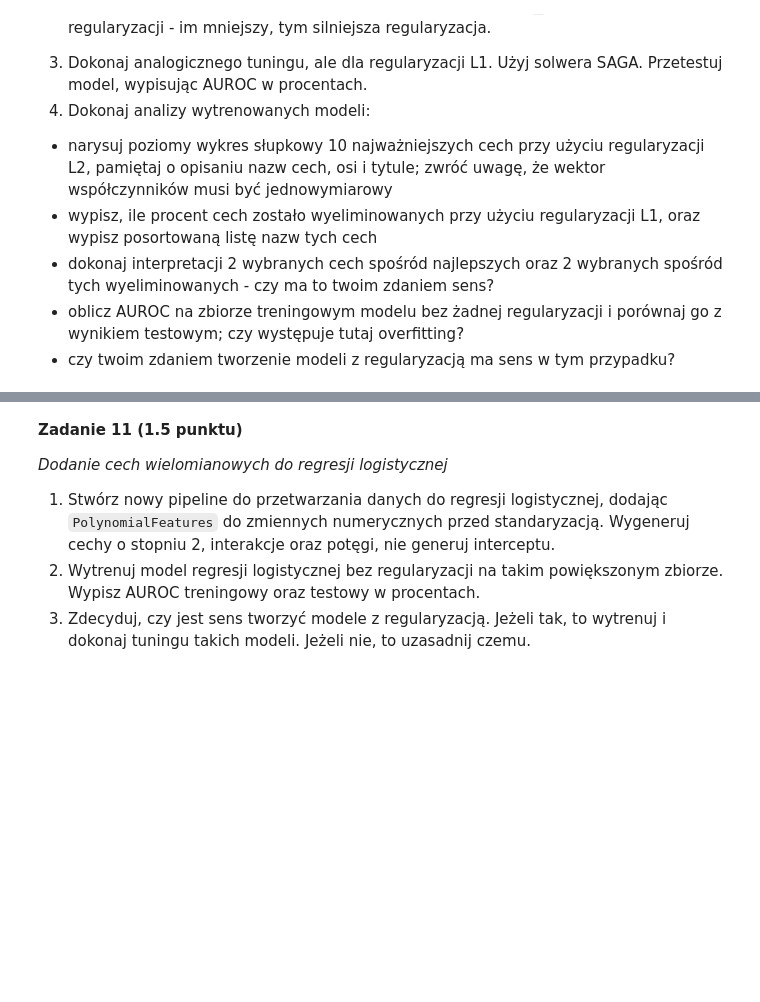
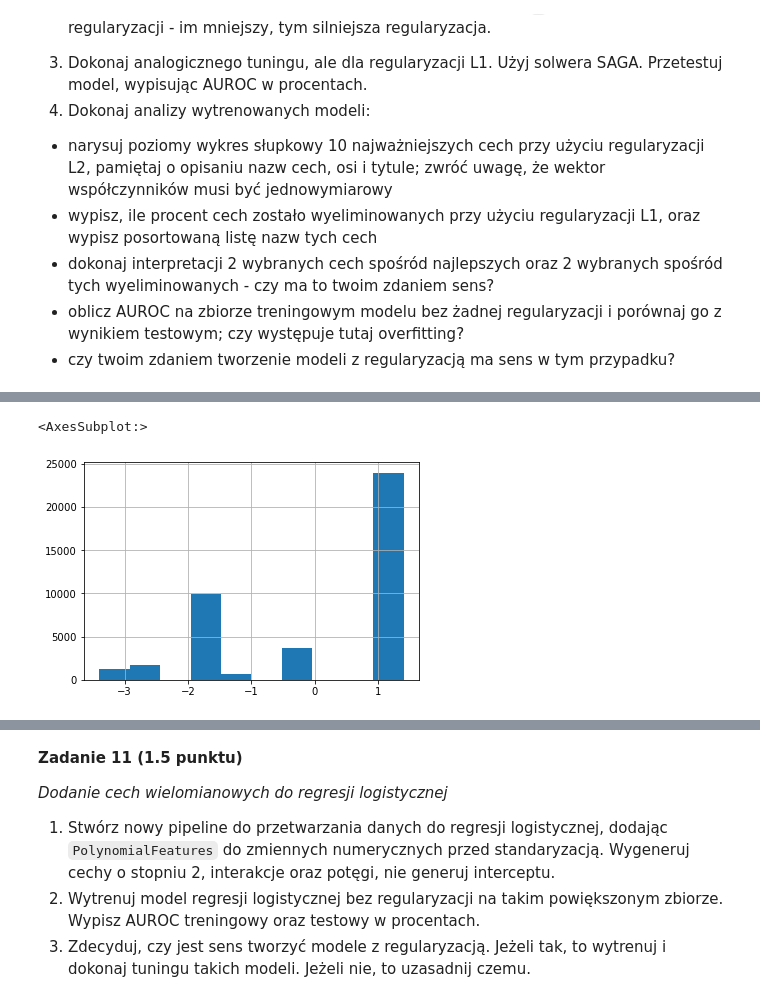
Before and after one commit to basiav/ML-Intro-Course-AGH, a Jupyter notebook: lab1/notebook_empty.ipynb, the cells around one changed output, grey strips where cells are left out. Cells and saved outputs as stored; diff of their text form; code cells hidden in the pictures; blank space fills up the shorter version.

```diff
--- a/lab1/notebook_empty.ipynb
+++ b/lab1/notebook_empty.ipynb
@@ -1081,0 +1214,5 @@ X_test = column_transformer.transform(X_test)
+# %%
+bank_df["emp.var.rate"].hist()
+# %% [output]
+<AxesSubplot:>
+[figure, added]
```
Also changed, not shown: parts of 37 cells of this notebook.
